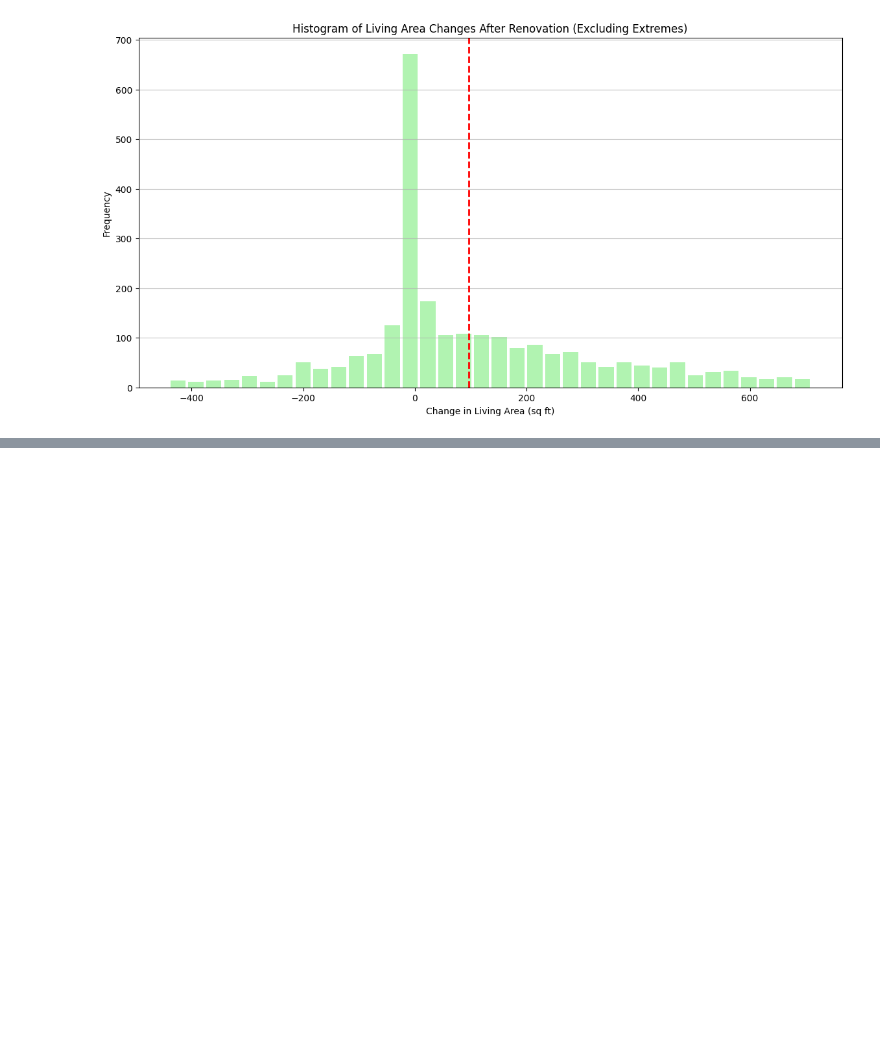
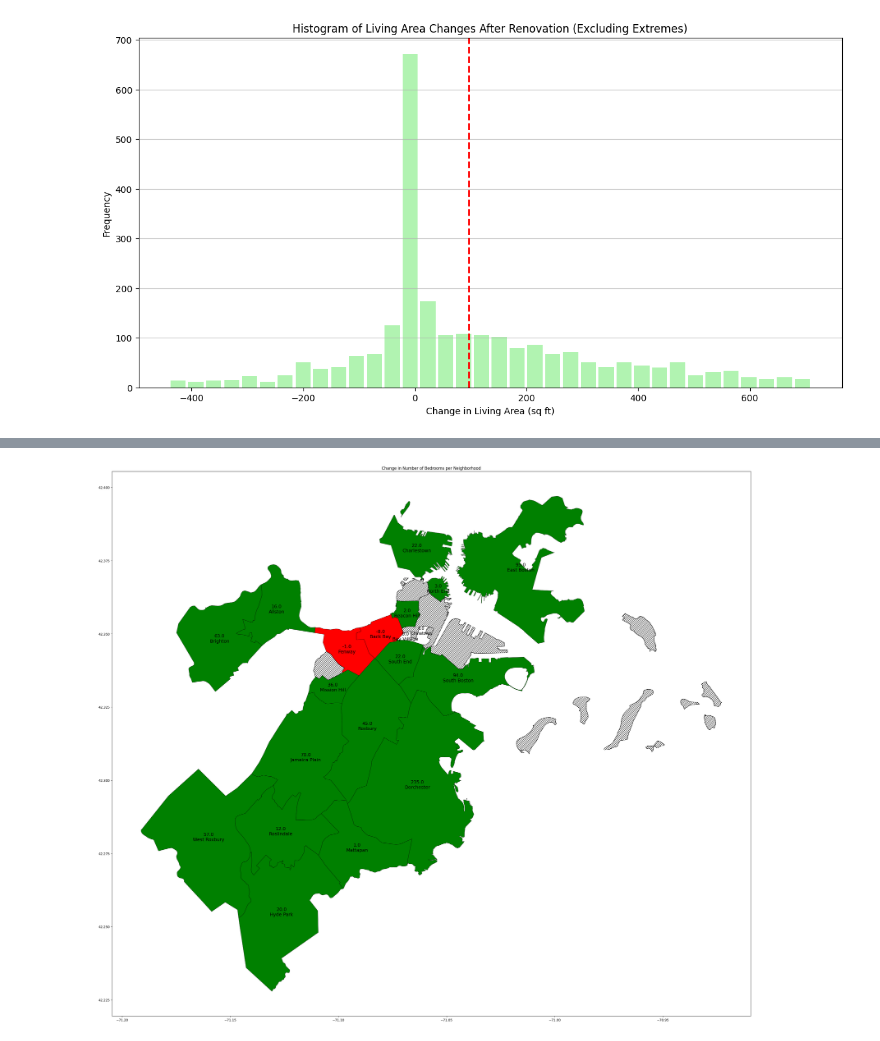
Before and after one commit to BU-Spark/ds-boston-remodeling, a Jupyter notebook: sp24-team-c/sprint8maha/Renovations&Bedrooms_Analysis (1).ipynb, the cells around one changed output, grey strips where cells are left out. Drawn from its saved outputs; the diff is of its cells as text; code cells hidden in the pictures; blank space fills up the shorter version.

```diff
--- a/sp24-team-c/sprint8maha/Renovations&Bedrooms_Analysis (1).ipynb
+++ b/sp24-team-c/sprint8maha/Renovations&Bedrooms_Analysis (1).ipynb
@@ -811,0 +796,8 @@ ImportError: dlopen(/Users/maha/Library/Python/3.9/lib/python/site-packages/char
+# %%
+import geopandas as gpd
+
+# Load the GeoJSON file
+neighborhood_boundaries = gpd.read_file('../data/neighborhood_data/BPDA_Neighborhood_Boundaries.geojson')
+
+# Display the first few rows to verify the structure
+print(neighborhood_boundaries.head())
@@ -811,0 +877,45 @@ ImportError: dlopen(/Users/maha/Library/Python/3.9/lib/python/site-packages/char
+# %%
+# Drop row bedrooms_diff so that there is no overlap when merging
+if 'bedroom_diff' in neighborhood_boundaries.columns:
+    neighborhood_boundaries.drop(columns=['bedrooms_diff'], inplace=True)
+neighborhood_boundaries = neighborhood_boundaries.merge(total_bedrooms_change_by_neighborhood, on='name', how='left')
+
+
+import matplotlib.pyplot as plt
+import pandas as pd
+
+
+# Map bedroom_diff to colors: red for increase, green for decrease/no change
+neighborhood_boundaries['color'] = neighborhood_boundaries['bedrooms_diff'].apply(lambda x: 'green' if x > 0 else 'red' if x<0 else 'white')
+
+
+
+fig, ax = plt.subplots(1, figsize=(35, 35))
+
+# Plot using custom colors for increase, decrease, and no changes
+neighborhood_boundaries.plot(ax=ax, color=neighborhood_boundaries['color'], edgecolor='black', linewidth=0.5)
+
+# Add lines for areas with missing data
+missing_data_areas = neighborhood_boundaries[pd.isnull(neighborhood_boundaries['bedrooms_diff'])]
+missing_data_areas.plot(ax=ax, color="white", hatch="////", edgecolor="black", linewidth=1)
+
+
+# Annotations for bedroom change and neighborhood name
+for idx, row in neighborhood_boundaries.iterrows():
+    if pd.notnull(row['bedrooms_diff']):
+        if row['name'] == 'Chinatown':
+            # Adjust position for Chinatown label
+            ax.annotate(f"{row['bedrooms_diff']}\n{row['name']}",
+                        xy=(row['geometry'].centroid.x, row['geometry'].centroid.y + 0.002),  # Adjust Y position
+                        horizontalalignment='center', verticalalignment='center',
+                        fontsize=12, color='black')
+        else:
+            ax.annotate(f"{row['bedrooms_diff']}\n{row['name']}",
+                        xy=(row['geometry'].centroid.x, row['geometry'].centroid.y),
+                        horizontalalignment='center', verticalalignment='center',
+                        fontsize=14, color='black')
+
+plt.title('Change in Number of Bedrooms per Neighborhood')
+plt.show()
+# %% [output]
+[figure, added]
```
Also changed, not shown: parts of 12 cells of this notebook.
